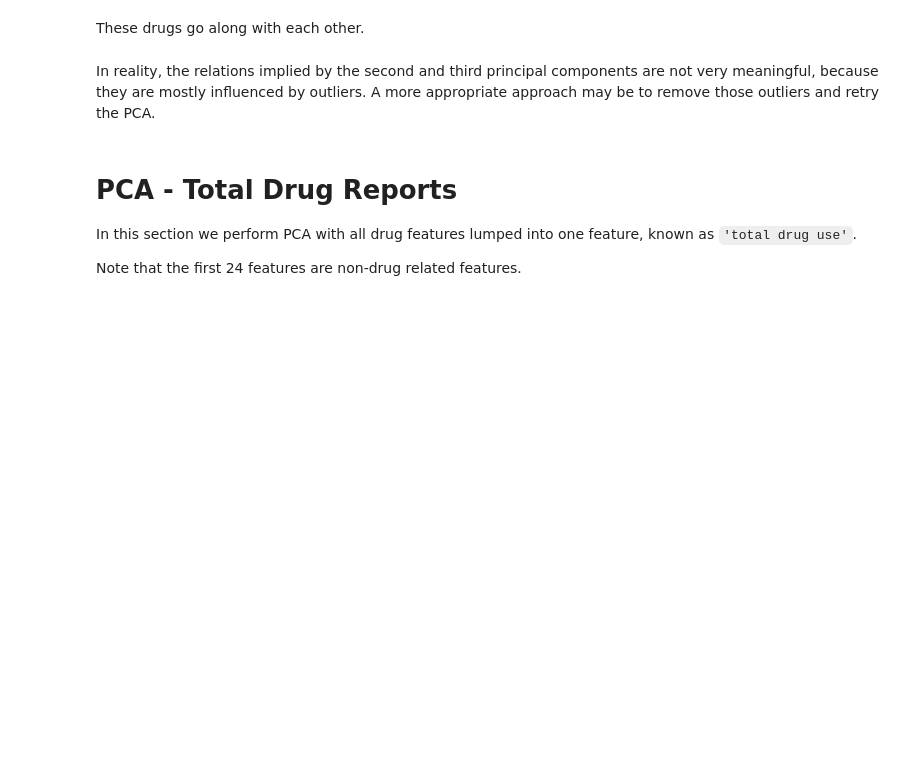
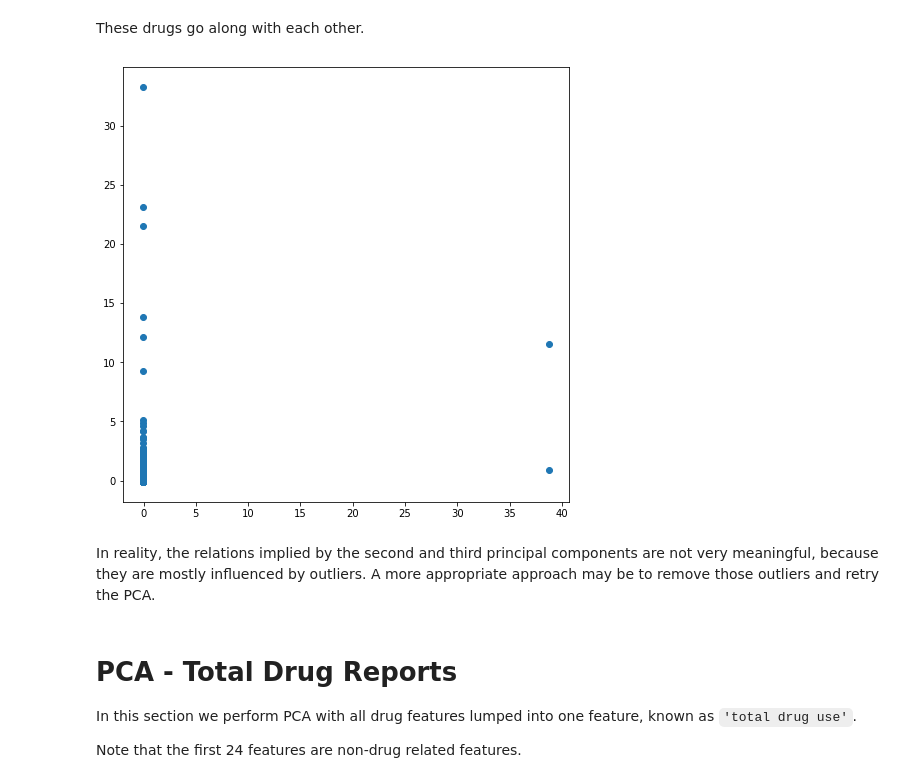
Before and after one commit to kper220/21-MTH600-Final, a Jupyter notebook: opioid crisis analysis.ipynb, the cells around one changed output. Cells and saved outputs as stored; diff of their text form; code cells hidden in the pictures; blank space fills up the shorter version.

```diff
--- a/opioid crisis analysis.ipynb
+++ b/opioid crisis analysis.ipynb
@@ -415,11 +895,13 @@ pc_explain(2, pc_svd, 30, nonzero_features)
 These drugs go along with each other.
 # %%
 lab1 = 'Levorphanol'
-lab2 = 'cis-3-methylfentanyl'
+lab2 = 'Fentanyl'
 plt.figure(figsize=(8, 8))
 plt.scatter(df_standardized[lab1], df_standardized[lab2], alpha=1)
 # plt.ylim(0, 10)
 plt.show()
+# %% [output]
+[figure, added]
 # %% [markdown]
 In reality, the relations implied by the second and third principal components are not very meaningful, because they are mostly influenced by outliers. A more appropriate approach may be to remove those outliers and retry the PCA.
 # %% [markdown]
```
Also changed, not shown: parts of 76 cells of this notebook.
